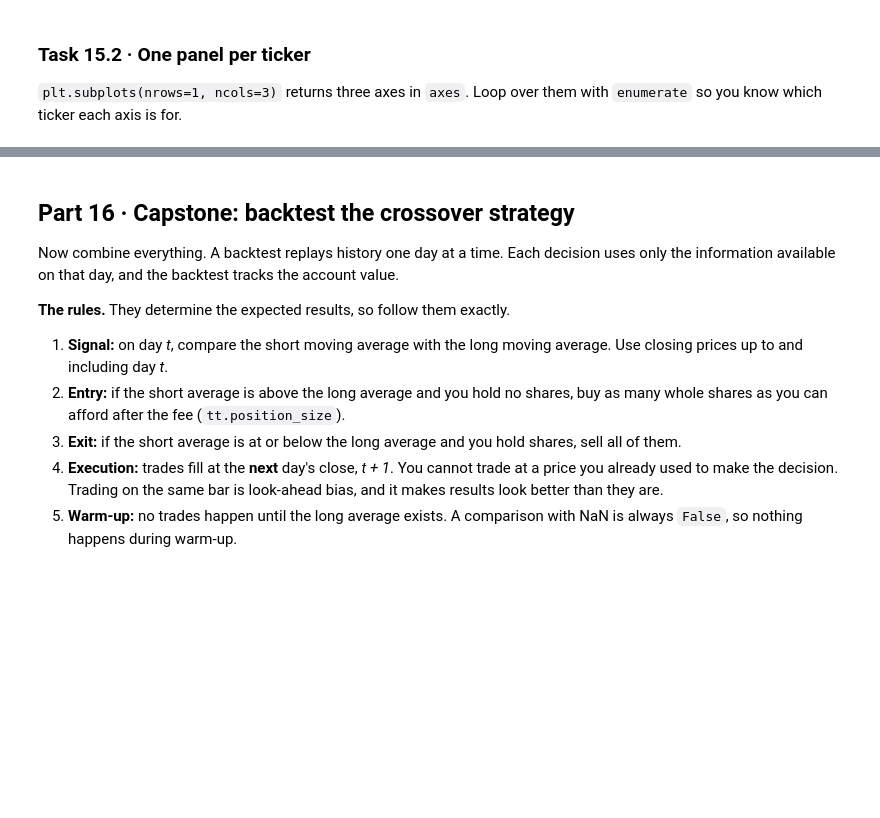
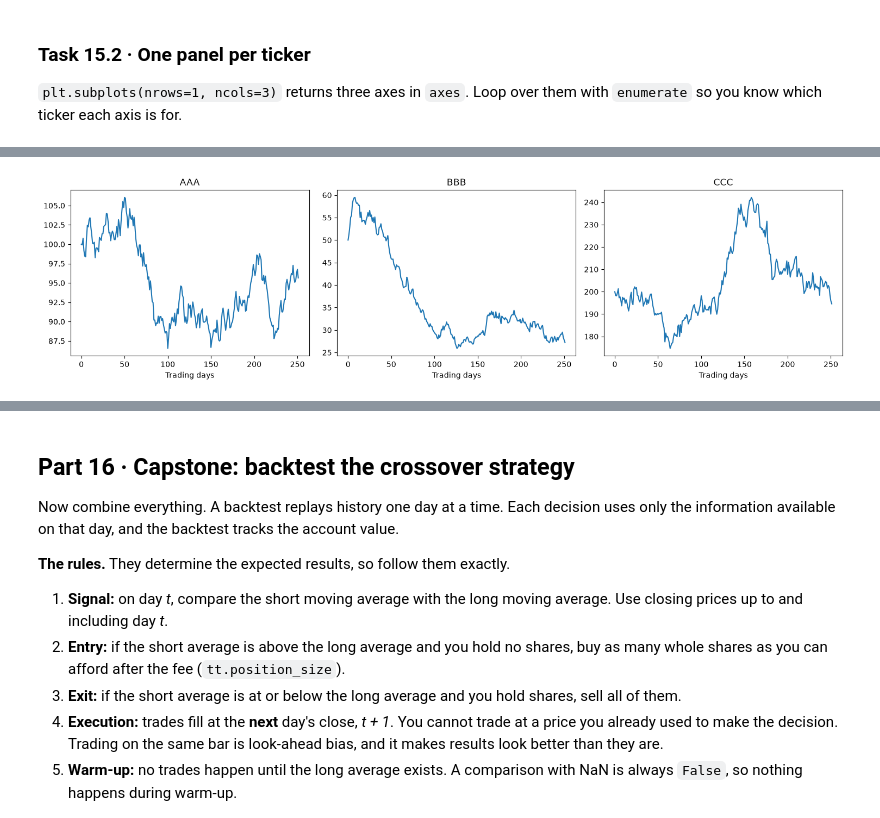
Before and after one commit to muvandii/Algorithmic_Trading_with_Python, a Jupyter notebook: Project 00_Python Basics Trading Lab/Project 00_Python Basics Trading Lab.ipynb, the cells around one changed output, grey strips where cells are left out. Drawn from its saved outputs; the diff is of its cells as text; code cells hidden in the pictures; blank space fills up the shorter version.

```diff
--- a/Project 00_Python Basics Trading Lab/Project 00_Python Basics Trading Lab.ipynb
+++ b/Project 00_Python Basics Trading Lab/Project 00_Python Basics Trading Lab.ipynb
@@ -1616,10 +1759,15 @@ print("✅ Task 15.1 passed")
 # %%
 fig, axes = plt.subplots(nrows=1, ncols=3, figsize=(15, 4))
+tickers = ['AAA', 'BBB','CCC']
 # TODO 15.2: for each axis, plot that ticker's prices, set the title to the ticker name, and label the x-axis
 for i, ax in enumerate(axes):
-    ...
+    ax.plot(days, prices[:,i])
+    ax.set_xlabel("Trading days")
+    ax.set_title(tickers[i])
 fig.tight_layout()
 plt.show()
+# %% [output]
+[figure, added]
 # %%
 assert axes[0].get_title() == "AAA" and axes[2].get_title() == "CCC", "each panel's title should be its ticker"
 assert len(axes[1].lines) == 1, "each panel should have exactly one line"
```
Also changed, not shown: parts of 30 cells of this notebook.
